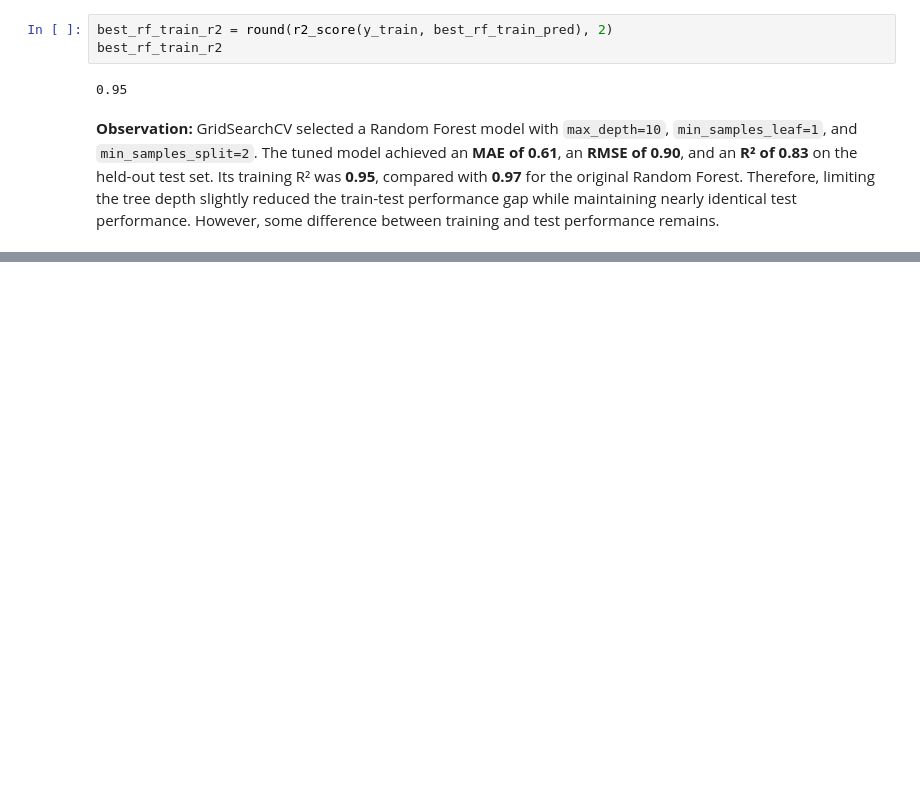
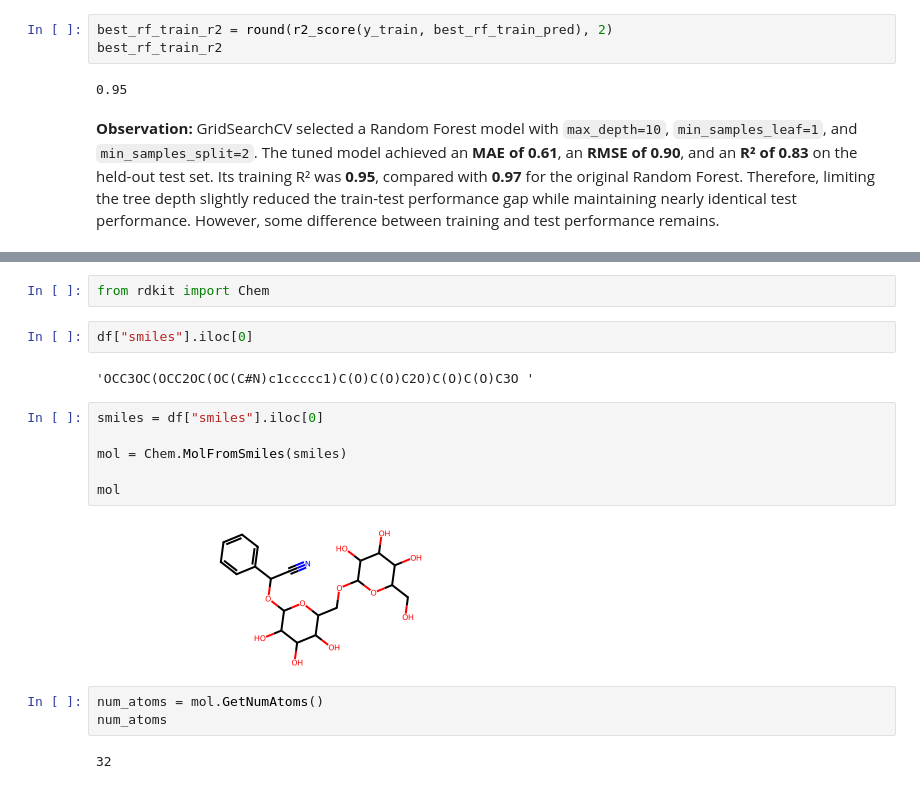
Before and after one commit to bernakayaoglu/Molecular-Solubility-Analysis, a Jupyter notebook: Molecular_Solubility_Analysis.ipynb, the cells around one changed output, grey strips where cells are left out. Cells and saved outputs as stored; diff of their text form; blank space fills up the shorter version.

```diff
--- a/Molecular_Solubility_Analysis.ipynb
+++ b/Molecular_Solubility_Analysis.ipynb
@@ -1075,0 +1251,19 @@ best_rf_train_r2
+# %%
+from rdkit import Chem
+# %%
+df["smiles"].iloc[0]
+# %% [output]
+'OCC3OC(OCC2OC(OC(C#N)c1ccccc1)C(O)C(O)C2O)C(O)C(O)C3O '
+# %%
+smiles = df["smiles"].iloc[0]
+
+mol = Chem.MolFromSmiles(smiles)
+
+mol
+# %% [output]
+[figure, added]
+# %%
+num_atoms = mol.GetNumAtoms()
+num_atoms
+# %% [output]
+32
```
Also changed, not shown: parts of 64 cells of this notebook.
